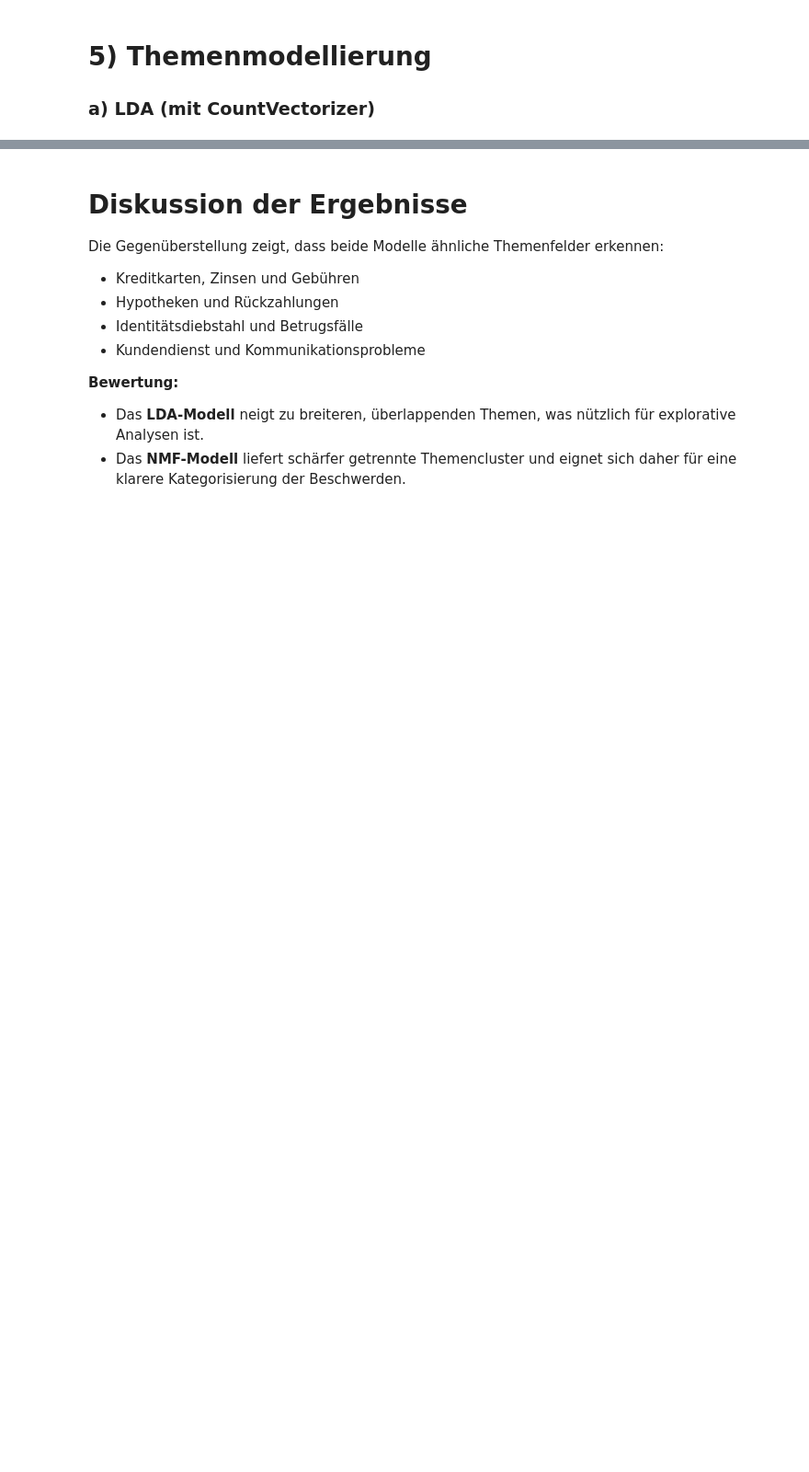
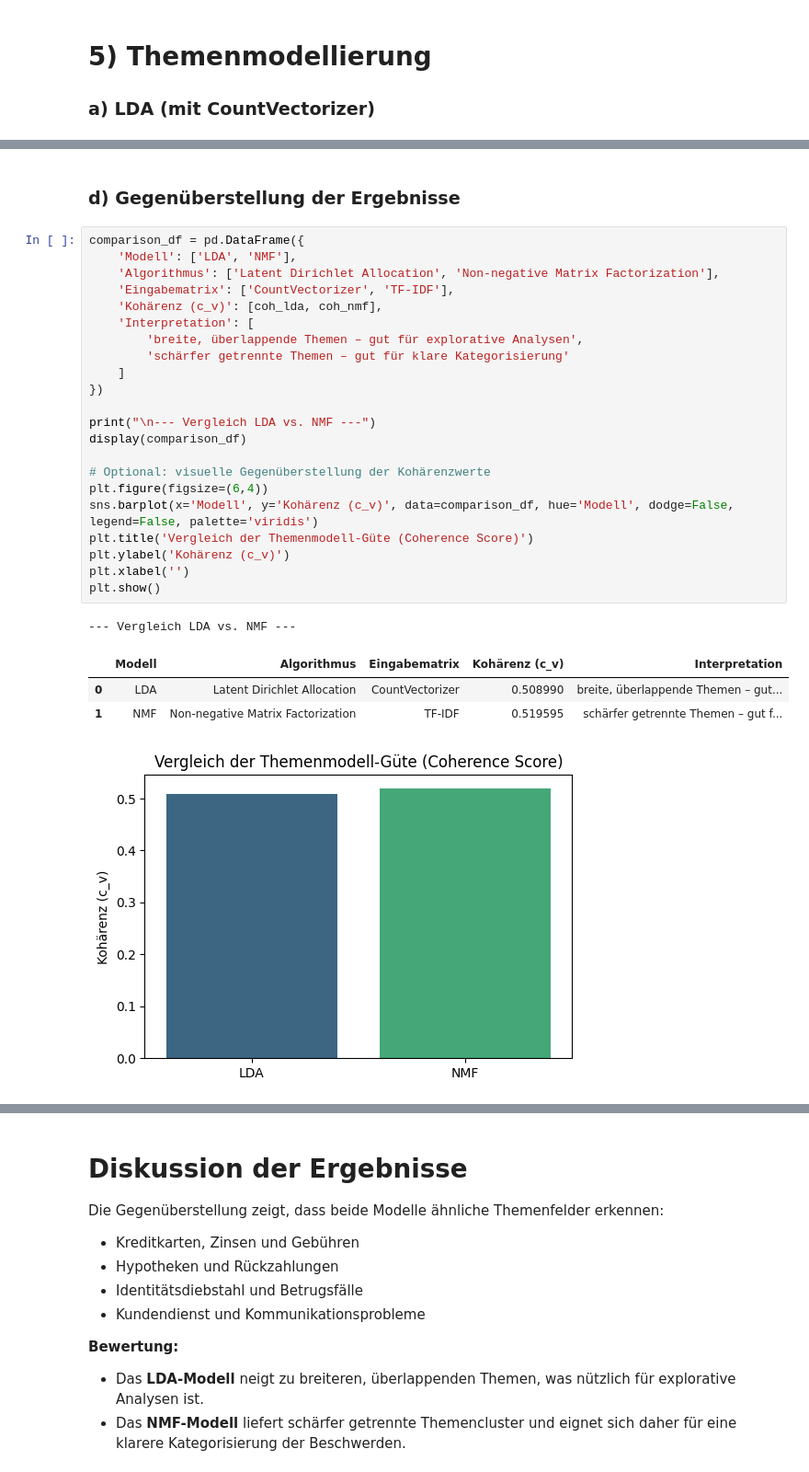
Before and after one commit to StGDev25/cfpb-nlp-analysis, a Jupyter notebook: DLBDSEDA02_D.ipynb, the cells around one changed output, grey strips where cells are left out. Shown at 92% size. Saved outputs shown, nothing was run; the diff lists cells and outputs as text; blank space fills up the shorter version.

```diff
--- a/DLBDSEDA02_D.ipynb
+++ b/DLBDSEDA02_D.ipynb
@@ -371 +416,31 @@ if 'df' in globals() and 'cleaned_text' in df.columns:
+# %% [markdown]
+### d) Gegenüberstellung der Ergebnisse
+# %%
+comparison_df = pd.DataFrame({
+    'Modell': ['LDA', 'NMF'],
+    'Algorithmus': ['Latent Dirichlet Allocation', 'Non-negative Matrix Factorization'],
+    'Eingabematrix': ['CountVectorizer', 'TF-IDF'],
+    'Kohärenz (c_v)': [coh_lda, coh_nmf],
+    'Interpretation': [
+        'breite, überlappende Themen – gut für explorative Analysen',
+        'schärfer getrennte Themen – gut für klare Kategorisierung'
+    ]
+})
+
+print("\n--- Vergleich LDA vs. NMF ---")
+display(comparison_df)
+
+# Optional: visuelle Gegenüberstellung der Kohärenzwerte
+plt.figure(figsize=(6,4))
+sns.barplot(x='Modell', y='Kohärenz (c_v)', data=comparison_df, hue='Modell', dodge=False, legend=False, palette='viridis')
+plt.title('Vergleich der Themenmodell-Güte (Coherence Score)')
+plt.ylabel('Kohärenz (c_v)')
+plt.xlabel('')
+plt.show()
+# %% [output]
+--- Vergleich LDA vs. NMF ---
+|  | Modell | Algorithmus | Eingabematrix | Kohärenz (c_v) | Interpretation |
+| 0 | LDA | Latent Dirichlet Allocation | CountVectorizer | 0.508990 | breite, überlappende Themen – gut... |
+| 1 | NMF | Non-negative Matrix Factorization | TF-IDF | 0.519595 | schärfer getrennte Themen – gut f... |
+[figure, added]
 # %% [markdown]
```
Also changed, not shown: parts of 20 cells of this notebook.
